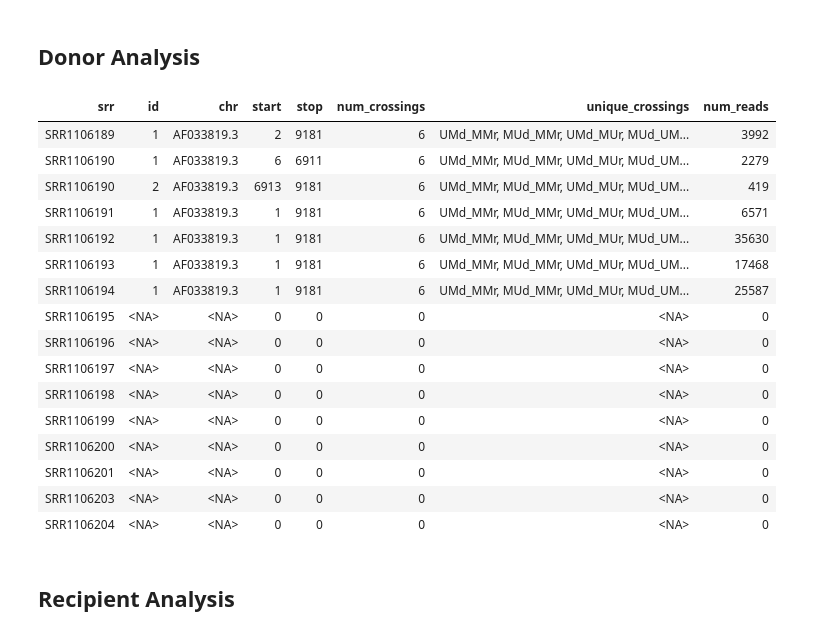
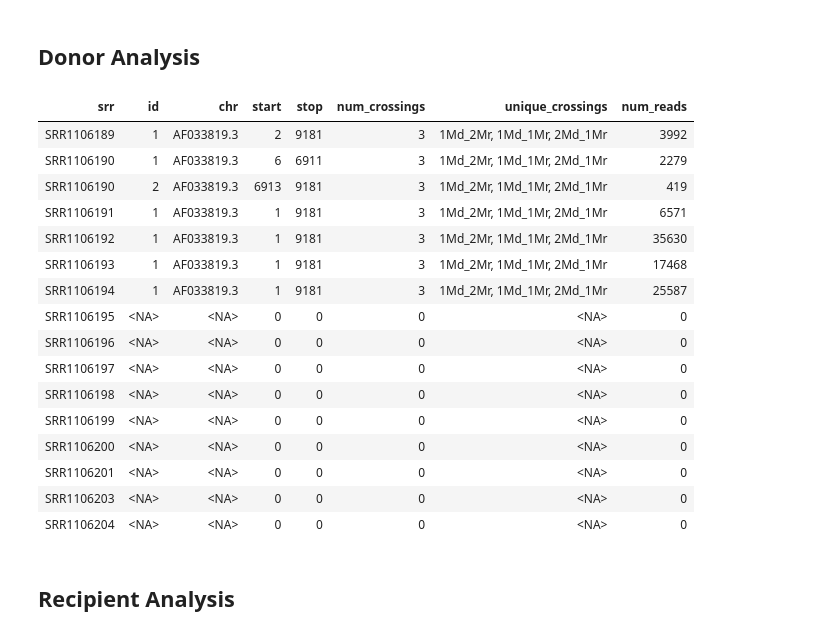
Before and after one commit to dformoso/wallaby, a Jupyter notebook: notebooks/hiv1_to_hg38_rnaseq.ipynb, the cells around one changed output. Saved outputs shown, nothing was run; the diff lists cells and outputs as text; code cells hidden in the pictures.

```diff
--- a/notebooks/hiv1_to_hg38_rnaseq.ipynb
+++ b/notebooks/hiv1_to_hg38_rnaseq.ipynb
@@ -37,7 +37,7 @@ display_png(file="reading_window.png")
 [figure]
 # %%
 # Select crossings to import and order of visualization
-crossings <- c("UMd_MMr", "MUd_MMr", "UMd_MUr", "MUd_UMr", "MMd_UMr", "MMd_MUr")
+crossings <- c("1Md_2Mr", "1Md_1Mr", "2Md_1Mr")
 # %%
 # Load all .bed files for all srrs created by the cromwell workflow
 donor_granges_all_srrs <- load_beds(srr_names, crossings, donor_name)
@@ -56,17 +56,17 @@ Hsapiens <- BSgenome.Hsapiens.UCSC.hg38
 # %%
 # Aggregated view of all overlapping crossings for the potential donor for all srrs
 srrs_summary_table <- srrs_summary_table_donor (granges_list = donor_granges_all_srrs,
                                                 min_num_crossings = 2,
-                                                min_num_reads = 20)
+                                                min_num_reads = 5)
 # %% [output]
 | srr | id | chr | start | stop | num_crossings | unique_crossings | num_reads |
-| SRR1106189 | 1 | AF033819.3 | 2 | 9181 | 6 | UMd_MMr, MUd_MMr, UMd_MUr, MUd_UM... | 3992 |
-| SRR1106190 | 1 | AF033819.3 | 6 | 6911 | 6 | UMd_MMr, MUd_MMr, UMd_MUr, MUd_UM... | 2279 |
-| SRR1106190 | 2 | AF033819.3 | 6913 | 9181 | 6 | UMd_MMr, MUd_MMr, UMd_MUr, MUd_UM... | 419 |
-| SRR1106191 | 1 | AF033819.3 | 1 | 9181 | 6 | UMd_MMr, MUd_MMr, UMd_MUr, MUd_UM... | 6571 |
-| SRR1106192 | 1 | AF033819.3 | 1 | 9181 | 6 | UMd_MMr, MUd_MMr, UMd_MUr, MUd_UM... | 35630 |
-| SRR1106193 | 1 | AF033819.3 | 1 | 9181 | 6 | UMd_MMr, MUd_MMr, UMd_MUr, MUd_UM... | 17468 |
-| SRR1106194 | 1 | AF033819.3 | 1 | 9181 | 6 | UMd_MMr, MUd_MMr, UMd_MUr, MUd_UM... | 25587 |
+| SRR1106189 | 1 | AF033819.3 | 2 | 9181 | 3 | 1Md_2Mr, 1Md_1Mr, 2Md_1Mr | 3992 |
+| SRR1106190 | 1 | AF033819.3 | 6 | 6911 | 3 | 1Md_2Mr, 1Md_1Mr, 2Md_1Mr | 2279 |
+| SRR1106190 | 2 | AF033819.3 | 6913 | 9181 | 3 | 1Md_2Mr, 1Md_1Mr, 2Md_1Mr | 419 |
+| SRR1106191 | 1 | AF033819.3 | 1 | 9181 | 3 | 1Md_2Mr, 1Md_1Mr, 2Md_1Mr | 6571 |
+| SRR1106192 | 1 | AF033819.3 | 1 | 9181 | 3 | 1Md_2Mr, 1Md_1Mr, 2Md_1Mr | 35630 |
+| SRR1106193 | 1 | AF033819.3 | 1 | 9181 | 3 | 1Md_2Mr, 1Md_1Mr, 2Md_1Mr | 17468 |
+| SRR1106194 | 1 | AF033819.3 | 1 | 9181 | 3 | 1Md_2Mr, 1Md_1Mr, 2Md_1Mr | 25587 |
 | SRR1106195 | <NA> | <NA> | 0 | 0 | 0 | <NA> | 0 |
 | SRR1106196 | <NA> | <NA> | 0 | 0 | 0 | <NA> | 0 |
 | SRR1106197 | <NA> | <NA> | 0 | 0 | 0 | <NA> | 0 |
```
Also changed, not shown: parts of 3 cells of this notebook, 16 other files.
